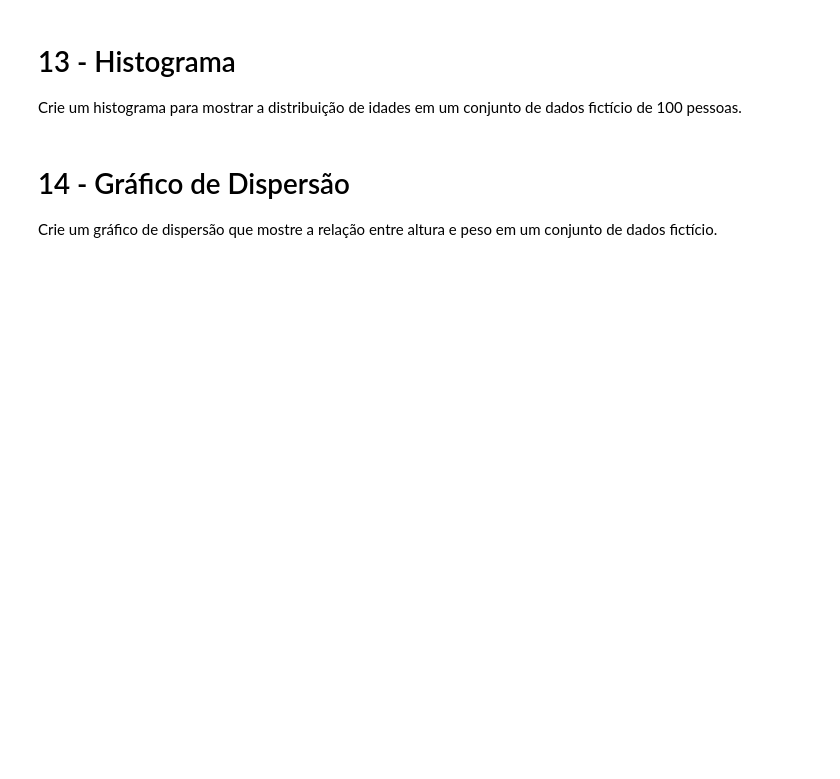
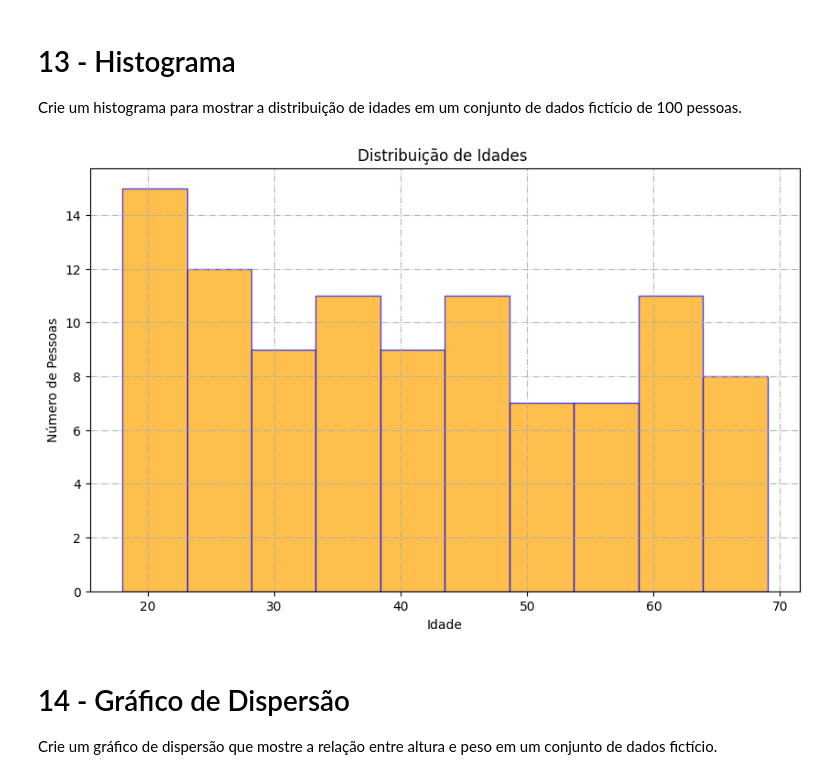
Before and after one commit to SaraSilvaa/Aula-Mineira-o-de-Dados, a Jupyter notebook: ALUNOS_Aula06_Exercicios.ipynb, the cells around one changed output. Cells and saved outputs as stored; diff of their text form; code cells hidden in the pictures; blank space fills up the shorter version.

```diff
--- a/ALUNOS_Aula06_Exercicios.ipynb
+++ b/ALUNOS_Aula06_Exercicios.ipynb
@@ -89,3 +269,13 @@ Crie um histograma para mostrar a distribuição de idades em um conjunto de dad
+# %%
+plt.figure(figsize=(10, 6))
+plt.hist(idades13, color='orange', edgecolor='blue', alpha=0.7)
+plt.title('Distribuição de Idades ')
+plt.xlabel('Idade')
+plt.ylabel('Número de Pessoas')
+plt.grid(True, linestyle='-.', alpha=0.9)
+plt.show()
+# %% [output]
+[figure, added]
 # %% [markdown]
 # 14 - Gráfico de Dispersão
 
```
Also changed, not shown: parts of 84 cells of this notebook.
